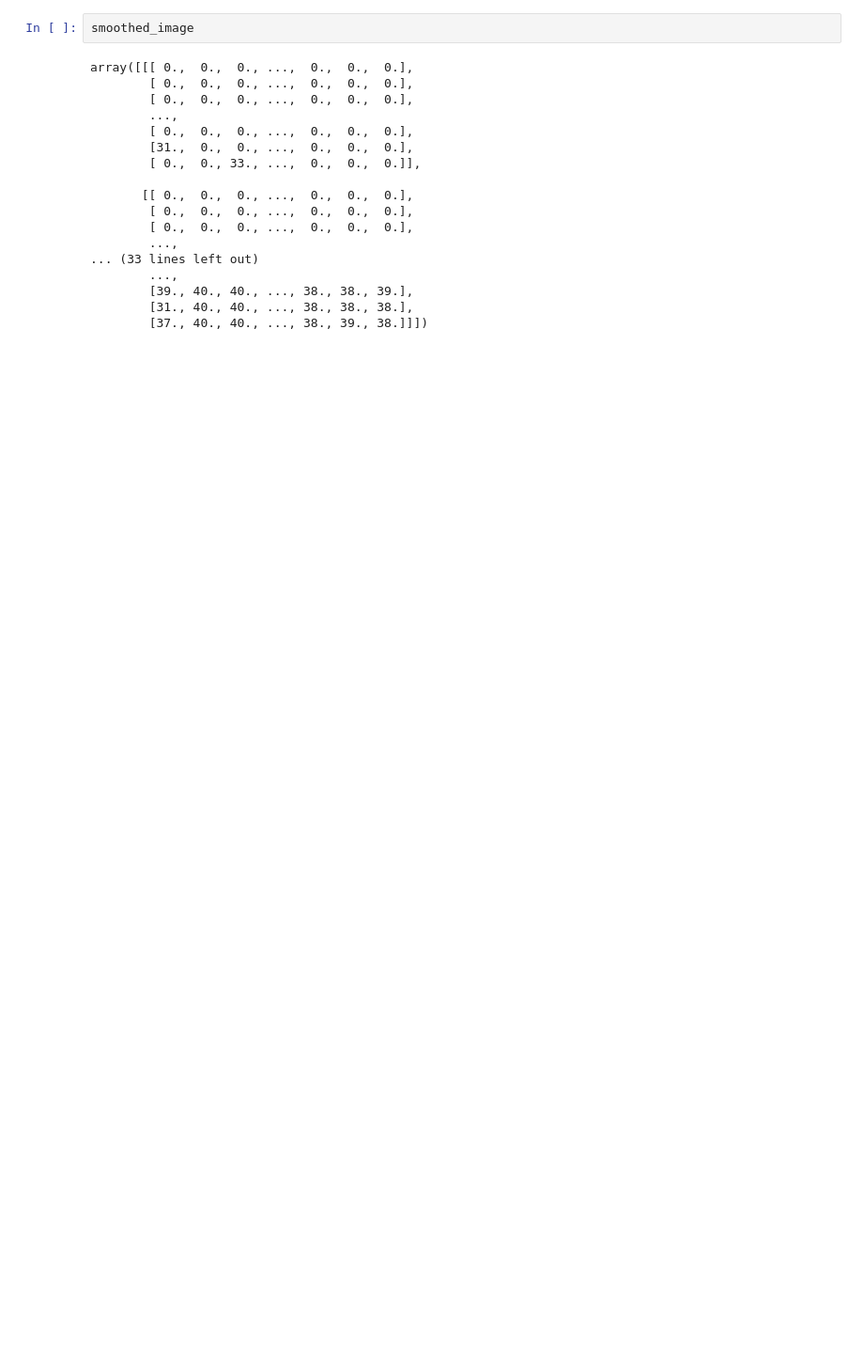
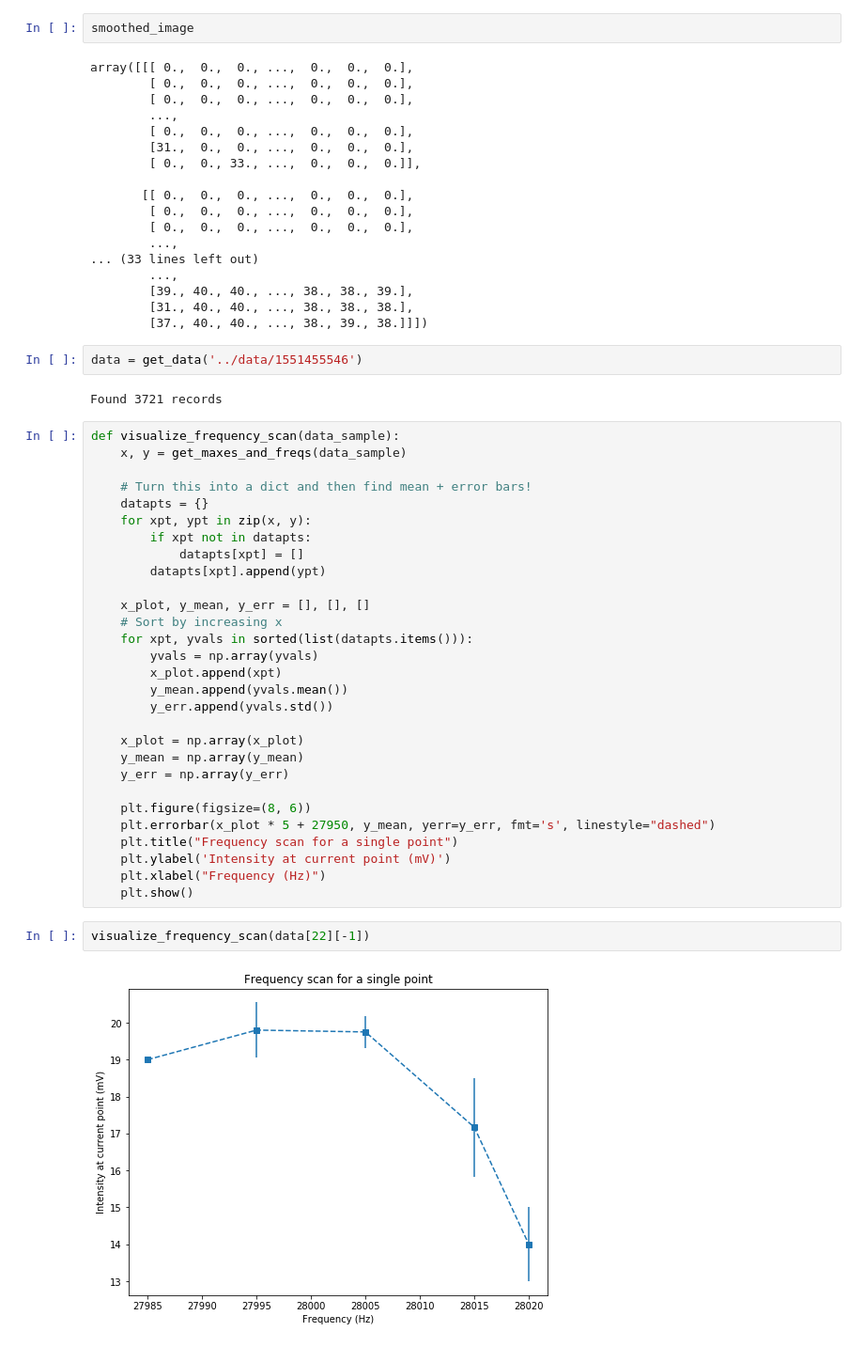
Before and after one commit to wfus/scanning-microphone, a Jupyter notebook: processing/PointScanProcessing.ipynb, the cells around one changed output. Shown at 94% size. Drawn from its saved outputs; the diff is of its cells as text; blank space fills up the shorter version.

```diff
--- a/processing/PointScanProcessing.ipynb
+++ b/processing/PointScanProcessing.ipynb
@@ -145,3 +145,40 @@ array([[[ 0.,  0.,  0., ...,  0.,  0.,  0.],
         [39., 40., 40., ..., 38., 38., 39.],
         [31., 40., 40., ..., 38., 38., 38.],
         [37., 40., 40., ..., 38., 39., 38.]]])
+# %%
+data = get_data('../data/1551455546')
+# %% [output]
+Found 3721 records
+# %%
+def visualize_frequency_scan(data_sample):
+    x, y = get_maxes_and_freqs(data_sample)
+
+    # Turn this into a dict and then find mean + error bars!
+    datapts = {}
+    for xpt, ypt in zip(x, y):
+        if xpt not in datapts:
+            datapts[xpt] = []
+        datapts[xpt].append(ypt)
+
+    x_plot, y_mean, y_err = [], [], []
+    # Sort by increasing x
+    for xpt, yvals in sorted(list(datapts.items())):
+        yvals = np.array(yvals)
+        x_plot.append(xpt)
+        y_mean.append(yvals.mean())
+        y_err.append(yvals.std())
+
+    x_plot = np.array(x_plot)
+    y_mean = np.array(y_mean)
+    y_err = np.array(y_err)
+
+    plt.figure(figsize=(8, 6))
+    plt.errorbar(x_plot * 5 + 27950, y_mean, yerr=y_err, fmt='s', linestyle="dashed")
+    plt.title("Frequency scan for a single point")
+    plt.ylabel('Intensity at current point (mV)')
+    plt.xlabel("Frequency (Hz)")
+    plt.show()
+# %%
+visualize_frequency_scan(data[22][-1])
+# %% [output]
+[figure, added]
```
Also changed, not shown: parts of 10 cells of this notebook, 1 other file.
